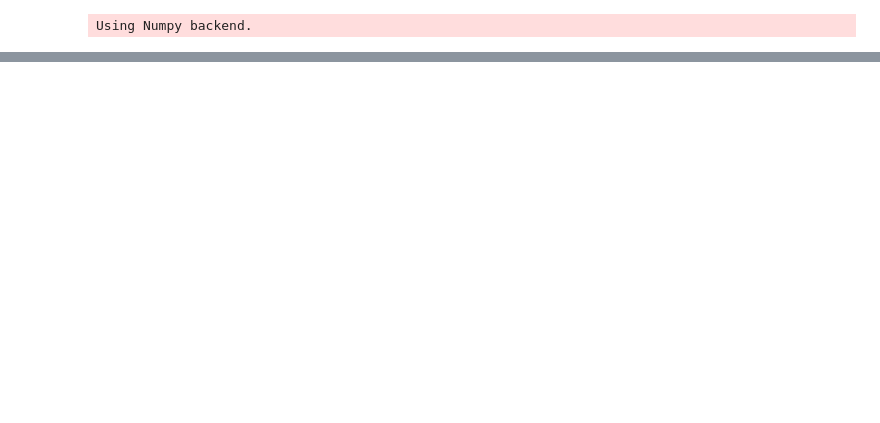
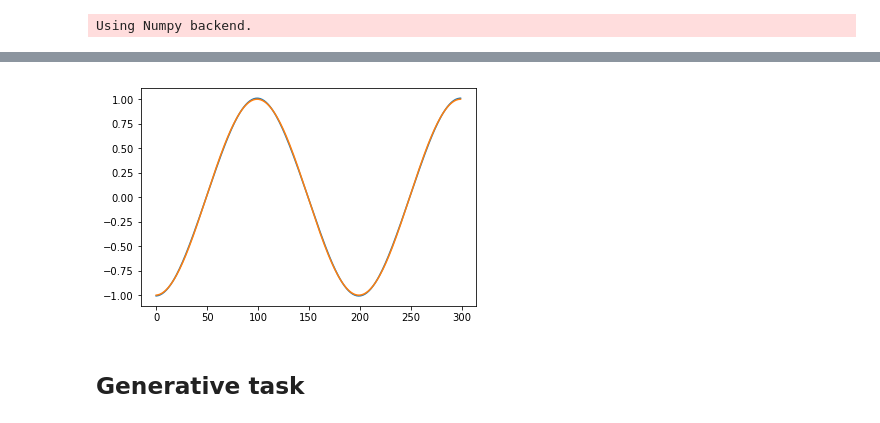
Before and after one commit to kalekiu/easyesn, a Jupyter notebook: examples/PredictionExample.ipynb, the cells around one changed output, grey strips where cells are left out. Drawn from its saved outputs; the diff is of its cells as text; code cells hidden in the pictures; blank space fills up the shorter version.

```diff
--- a/examples/PredictionExample.ipynb
+++ b/examples/PredictionExample.ipynb
@@ -32,3 +40,11 @@ outputDataValidation = outputData[trainingLength:]
+# %%
+plt.plot(one_step_prediction.T[0, :])
+plt.plot(outputDataValidation)
+plt.show()
+# %% [output]
+[figure, added]
+# %% [markdown]
+## Generative task
 # %%
 esn = PredictionESN(n_input=0, n_output=1, n_reservoir=50, leakingRate=0.2, regressionParameters=[1e-2], solver="lsqr", feedback=True)
 # %%
```
Also changed, not shown: parts of 10 cells of this notebook, 7 other files.
